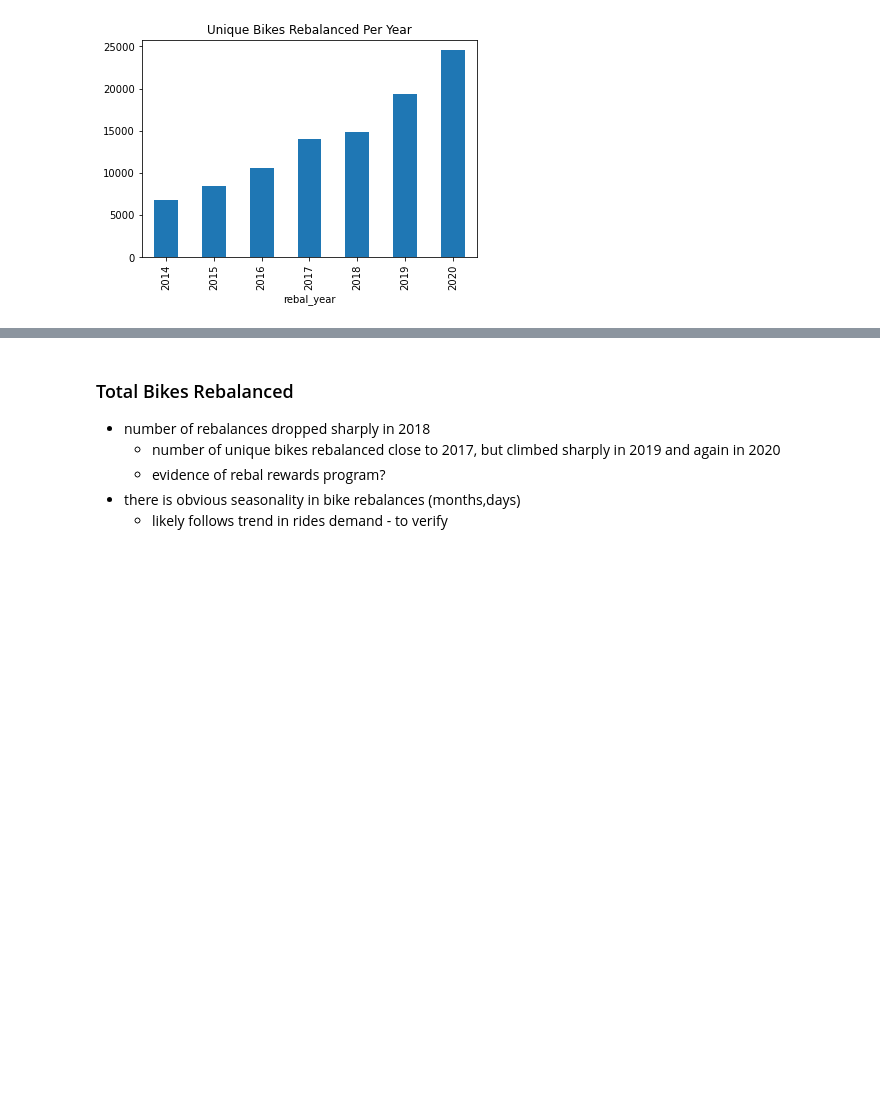
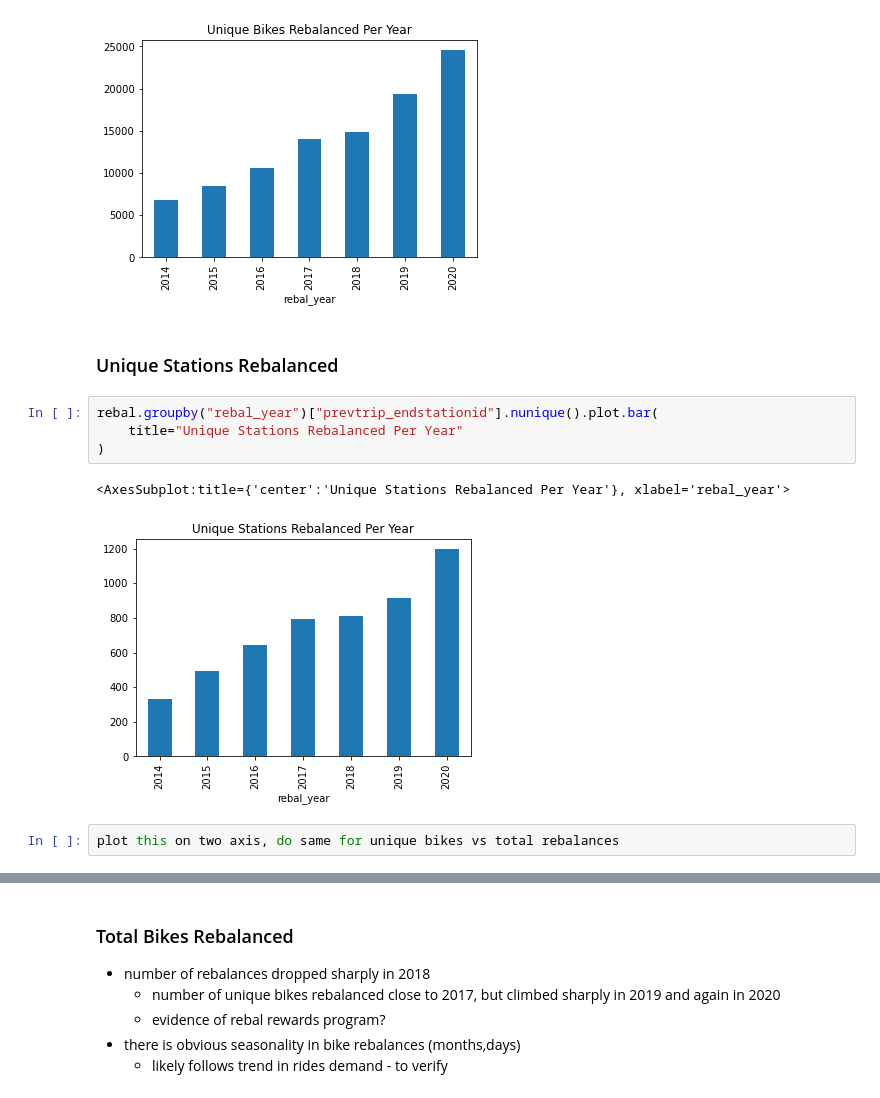
Before and after one commit to rishigoutam/citibike, a Jupyter notebook: eda/rebalance_eda.ipynb, the cells around one changed output, grey strips where cells are left out. Drawn from its saved outputs; the diff is of its cells as text; blank space fills up the shorter version.

```diff
--- a/eda/rebalance_eda.ipynb
+++ b/eda/rebalance_eda.ipynb
@@ -128,3 +128,14 @@ rebal.groupby("rebal_year")["bikeid"].nunique().plot.bar(
 # %% [output]
 <AxesSubplot:title={'center':'Unique Bikes Rebalanced Per Year'}, xlabel='rebal_year'>
 [figure]
+# %% [markdown]
+### Unique Stations Rebalanced
+# %%
+rebal.groupby("rebal_year")["prevtrip_endstationid"].nunique().plot.bar(
+    title="Unique Stations Rebalanced Per Year"
+)
+# %% [output]
+<AxesSubplot:title={'center':'Unique Stations Rebalanced Per Year'}, xlabel='rebal_year'>
+[figure, added]
+# %%
+plot this on two axis, do same for unique bikes vs total rebalances
```
Also changed, not shown: parts of 13 cells of this notebook.
